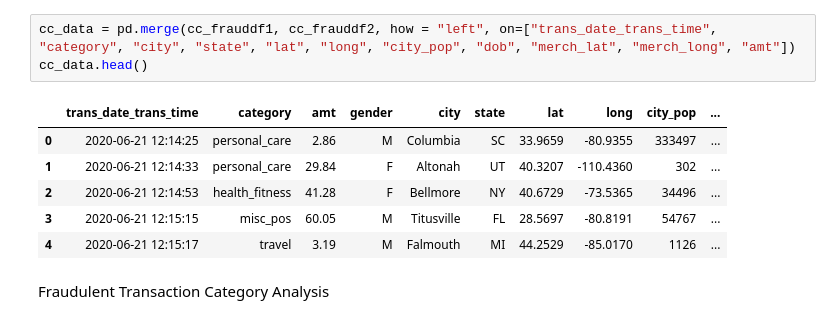
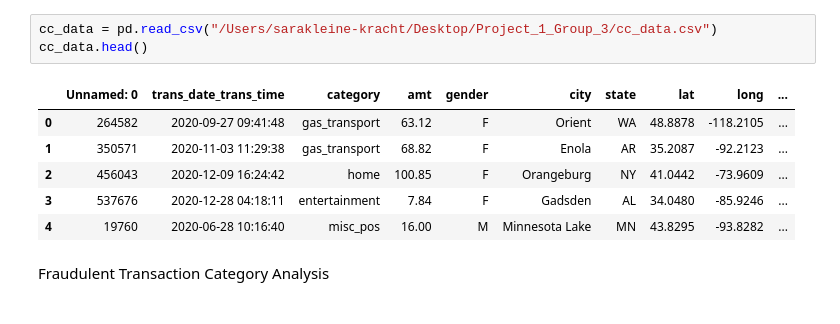
Before and after one commit to Atlkells/Project_1_Group_3, a Jupyter notebook: SKproject1code.ipynb, the cells around one changed output. Saved outputs shown, nothing was run; the diff lists cells and outputs as text.

```diff
--- a/SKproject1code.ipynb
+++ b/SKproject1code.ipynb
@@ -41,12 +8,12 @@ cc_data.head()
-# %%
-cc_data = pd.merge(cc_frauddf1, cc_frauddf2, how = "left", on=["trans_date_trans_time", "category", "city", "state", "lat", "long", "city_pop", "dob", "merch_lat", "merch_long", "amt"])
-cc_data.head()
-# %% [output]
-|  | trans_date_trans_time | category | amt | gender | city | state | lat | long | city_pop | ... |
-| 0 | 2020-06-21 12:14:25 | personal_care | 2.86 | M | Columbia | SC | 33.9659 | -80.9355 | 333497 | ... |
-| 1 | 2020-06-21 12:14:33 | personal_care | 29.84 | F | Altonah | UT | 40.3207 | -110.4360 | 302 | ... |
-| 2 | 2020-06-21 12:14:53 | health_fitness | 41.28 | F | Bellmore | NY | 40.6729 | -73.5365 | 34496 | ... |
-| 3 | 2020-06-21 12:15:15 | misc_pos | 60.05 | M | Titusville | FL | 28.5697 | -80.8191 | 54767 | ... |
-| 4 | 2020-06-21 12:15:17 | travel | 3.19 | M | Falmouth | MI | 44.2529 | -85.0170 | 1126 | ... |
+# %%
+cc_data = pd.read_csv("/Users/sarakleine-kracht/Desktop/Project_1_Group_3/cc_data.csv")
+cc_data.head()
+# %% [output]
+|  | Unnamed: 0 | trans_date_trans_time | category | amt | gender | city | state | lat | long | ... |
+| 0 | 264582 | 2020-09-27 09:41:48 | gas_transport | 63.12 | F | Orient | WA | 48.8878 | -118.2105 | ... |
+| 1 | 350571 | 2020-11-03 11:29:38 | gas_transport | 68.82 | F | Enola | AR | 35.2087 | -92.2123 | ... |
+| 2 | 456043 | 2020-12-09 16:24:42 | home | 100.85 | F | Orangeburg | NY | 41.0442 | -73.9609 | ... |
+| 3 | 537676 | 2020-12-28 04:18:11 | entertainment | 7.84 | F | Gadsden | AL | 34.0480 | -85.9246 | ... |
+| 4 | 19760 | 2020-06-28 10:16:40 | misc_pos | 16.00 | M | Minnesota Lake | MN | 43.8295 | -93.8282 | ... |
 # %% [markdown]
 Fraudulent Transaction Category Analysis
```
Also changed, not shown: parts of 15 cells of this notebook.
